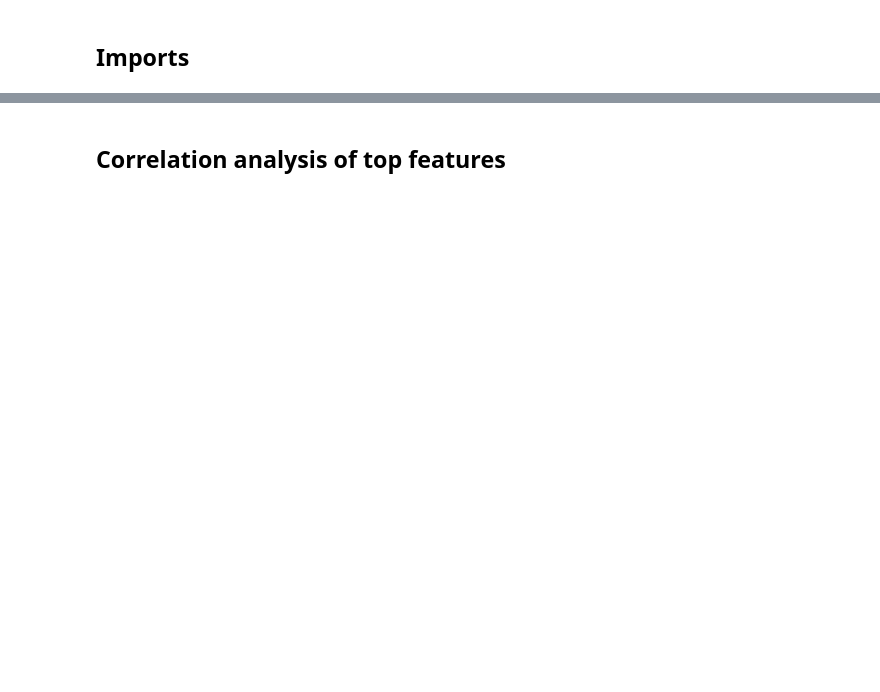
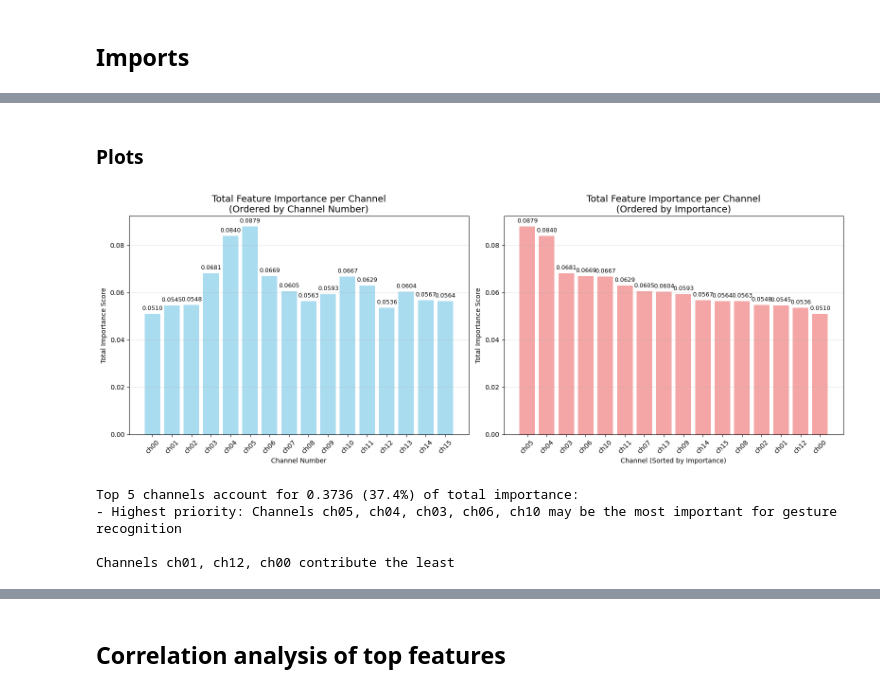
Before and after one commit to Erdos-Projects/fall-2025-gesture-recognition, a Jupyter notebook: notebooks/feature_selection_DRAFT.ipynb, the cells around one changed output, grey strips where cells are left out. Saved outputs shown, nothing was run; the diff lists cells and outputs as text; code cells hidden in the pictures; blank space fills up the shorter version.

Commit message:
Updated EDA and feature selection notebooks

```diff
--- a/notebooks/feature_selection_DRAFT.ipynb
+++ b/notebooks/feature_selection_DRAFT.ipynb
@@ -21,7 +27,8 @@ import seaborn as sns
 from sklearn.ensemble import RandomForestClassifier
 
 # Load the cleaned data from EDA
-cleaned_data_path = "../../emg_data/features_emg_data_cleaned.csv"
+# cleaned_data_path = "../data/processed/features_emg_data_cleaned.csv"
+cleaned_data_path = "../data/processed/features_emg_data_cleaned.csv"
 df_no_outliers = pd.read_csv(cleaned_data_path)
 print(f"Loaded cleaned data: {df_no_outliers.shape}")
 
@@ -36,2 +153,5 @@ Feature columns: 160
+# %%
+# Use transformed data for feature selection
+X = X_log.copy()
 # %% [markdown]
 ## Random forest for feature importance
@@ -94,0 +362,56 @@ plt.show()
+# %% [markdown]
+### Plots
+# %%
+# Create two plots side by side
+fig, (ax1, ax2) = plt.subplots(1, 2, figsize=(16, 6))
+
+# LEFT PLOT: Ordered by channel number
+bars1 = ax1.bar(channels_by_number, importance_by_number, color='skyblue', alpha=0.7)
+ax1.set_title('Total Feature Importance per Channel\n(Ordered by Channel Number)', fontsize=14)
+ax1.set_xlabel('Channel Number')
+ax1.set_ylabel('Total Importance Score')
+ax1.tick_params(axis='x', rotation=45)
+
+# Add numbers on top of bars
+for bar, imp in zip(bars1, importance_by_number):
+    if imp > 0:  # Only label bars with non-zero importance
+        height = bar.get_height()
+        ax1.text(bar.get_x() + bar.get_width()/2., height + 0.001,
+                f'{imp:.4f}', ha='center', va='bottom', fontsize=9)
+
+# Add grid for easier reading
+ax1.grid(True, alpha=0.3, axis='y')
+
+# RIGHT PLOT: Ordered by importance (highest to lowest)
+bars2 = ax2.bar(channels_by_importance, importance_by_importance, color='lightcoral', alpha=0.7)
+ax2.set_title('Total Feature Importance per Channel\n(Ordered by Importance)', fontsize=14)
+ax2.set_xlabel('Channel (Sorted by Importance)')
+ax2.set_ylabel('Total Importance Score')
+ax2.tick_params(axis='x', rotation=45)
+
+# Add numbers on top of bars
+for bar, imp in zip(bars2, importance_by_importance):
+    if imp > 0:
+        height = bar.get_height()
+        ax2.text(bar.get_x() + bar.get_width()/2., height + 0.001,
+                f'{imp:.4f}', ha='center', va='bottom', fontsize=9)
+
+ax2.grid(True, alpha=0.3, axis='y')
+
+plt.tight_layout()
+plt.show()
+# %% [output]
+[figure, added]
+# %%
+# Some insights for redesign
+# Calculate what percentage of total importance comes from top channels
+total_all_importance = sum(importance_by_importance)
+top_5_total = sum([channel_importance[ch] for ch in channels_by_importance[:5]])
+print(f"Top 5 channels account for {top_5_total:.4f} ({top_5_total/total_all_importance:.1%}) of total importance:")
+print(f"- Highest priority: Channels {', '.join(channels_by_importance[:5])} may be the most important for gesture recognition")
+print(f"\nChannels {', '.join(channels_by_importance[-3:])} contribute the least")
+# %% [output]
+Top 5 channels account for 0.3736 (37.4%) of total importance:
+- Highest priority: Channels ch05, ch04, ch03, ch06, ch10 may be the most important for gesture recognition
+
+Channels ch01, ch12, ch00 contribute the least
```
Also changed, not shown: parts of 44 cells of this notebook.
